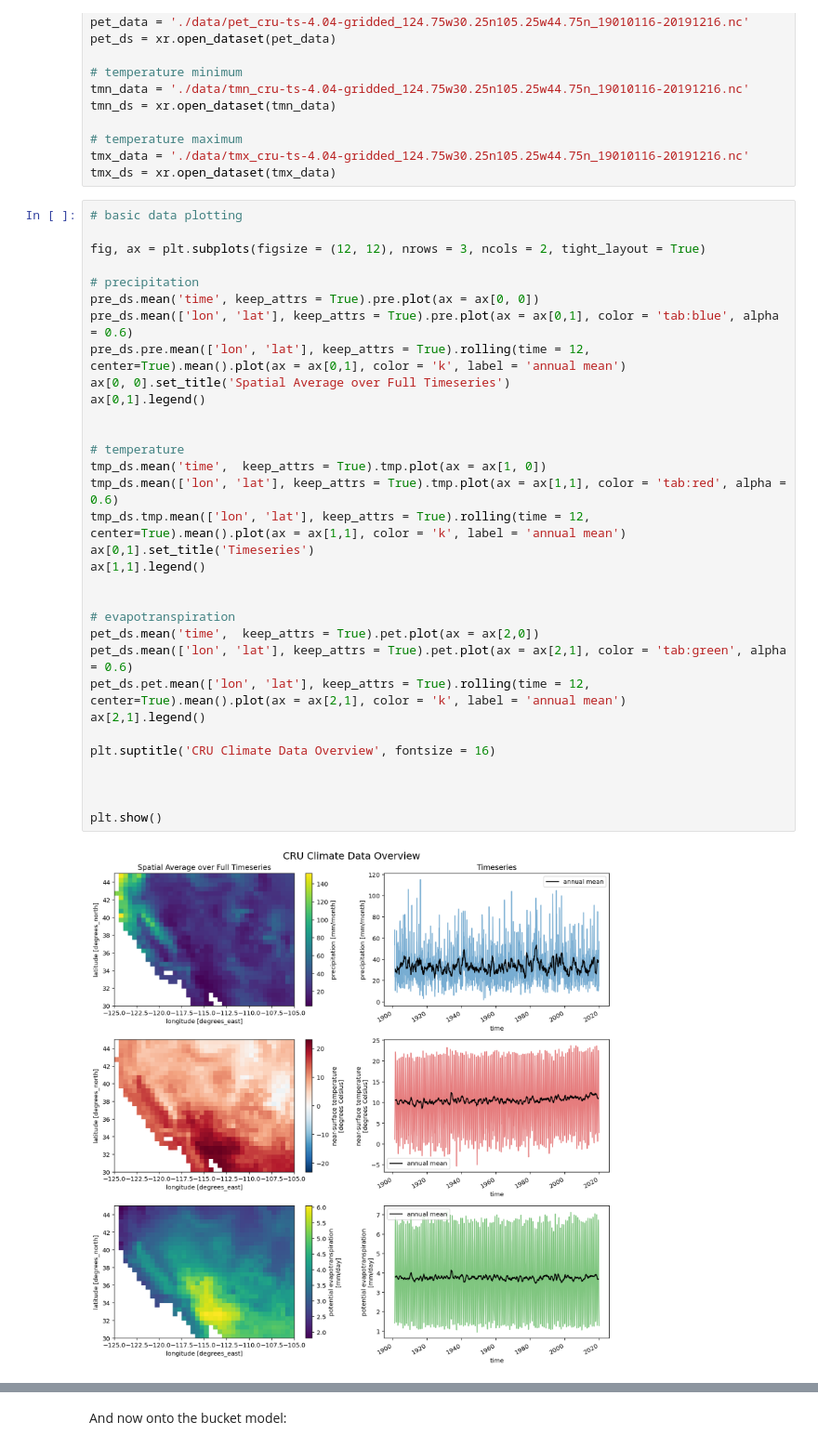
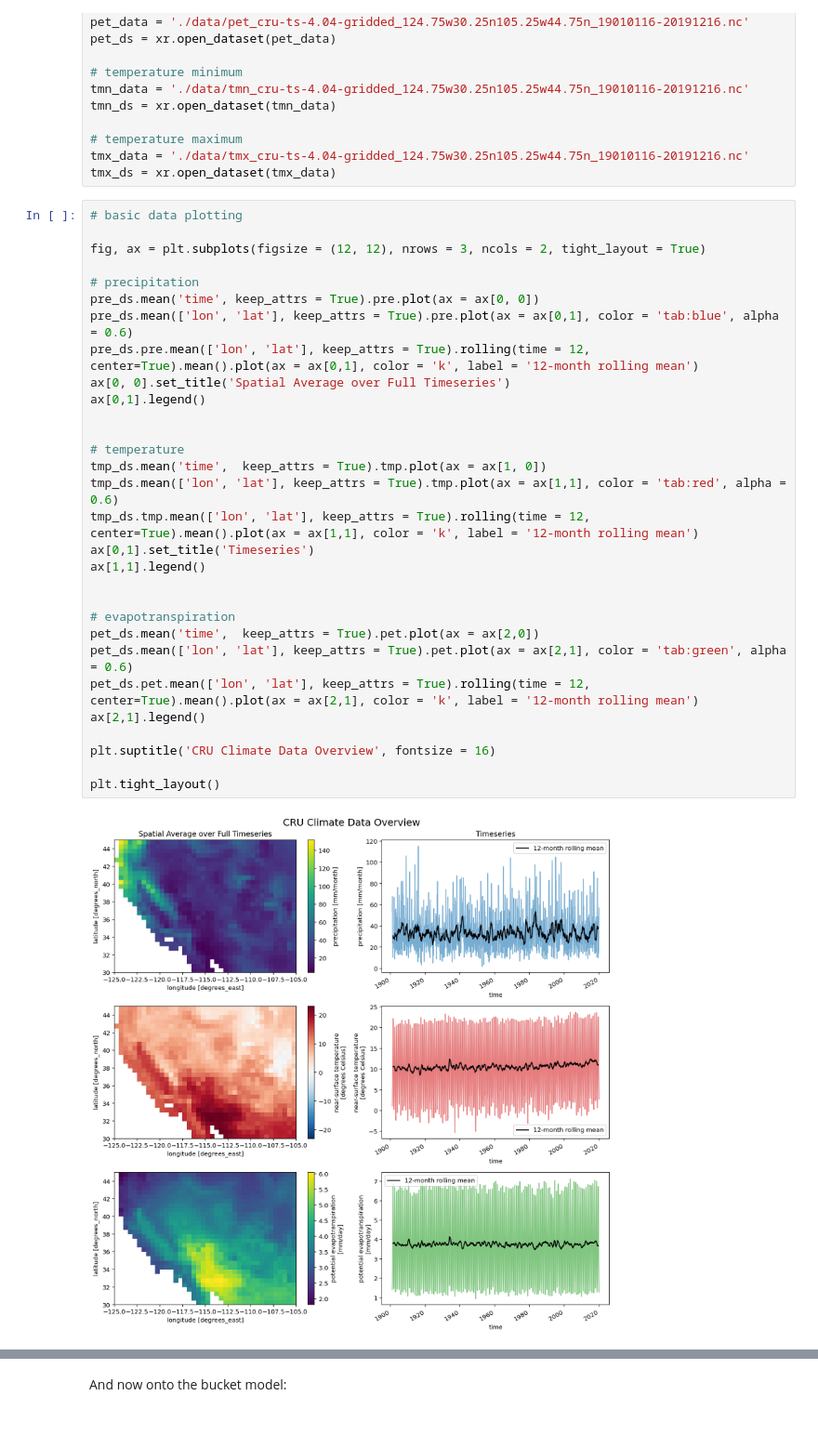
Before and after one commit to zentouro/soil-moisture-model, a Jupyter notebook: Final-Project-Working-Code.ipynb, the cells around one changed output, grey strips where cells are left out. Shown at 93% size. Drawn from its saved outputs; the diff is of its cells as text.

```diff
--- a/Final-Project-Working-Code.ipynb
+++ b/Final-Project-Working-Code.ipynb
@@ -145,34 +145,32 @@ tmx_ds = xr.open_dataset(tmx_data)
 # %%
 # basic data plotting
 
 fig, ax = plt.subplots(figsize = (12, 12), nrows = 3, ncols = 2, tight_layout = True)
 
 # precipitation
 pre_ds.mean('time', keep_attrs = True).pre.plot(ax = ax[0, 0])
 pre_ds.mean(['lon', 'lat'], keep_attrs = True).pre.plot(ax = ax[0,1], color = 'tab:blue', alpha = 0.6)
-pre_ds.pre.mean(['lon', 'lat'], keep_attrs = True).rolling(time = 12, center=True).mean().plot(ax = ax[0,1], color = 'k', label = 'annual mean')
+pre_ds.pre.mean(['lon', 'lat'], keep_attrs = True).rolling(time = 12, center=True).mean().plot(ax = ax[0,1], color = 'k', label = '12-month rolling mean')
 ax[0, 0].set_title('Spatial Average over Full Timeseries')
 ax[0,1].legend()
 
 
 # temperature
 tmp_ds.mean('time',  keep_attrs = True).tmp.plot(ax = ax[1, 0])
 tmp_ds.mean(['lon', 'lat'], keep_attrs = True).tmp.plot(ax = ax[1,1], color = 'tab:red', alpha = 0.6)
-tmp_ds.tmp.mean(['lon', 'lat'], keep_attrs = True).rolling(time = 12, center=True).mean().plot(ax = ax[1,1], color = 'k', label = 'annual mean')
+tmp_ds.tmp.mean(['lon', 'lat'], keep_attrs = True).rolling(time = 12, center=True).mean().plot(ax = ax[1,1], color = 'k', label = '12-month rolling mean')
 ax[0,1].set_title('Timeseries')
 ax[1,1].legend()
 
 
 # evapotranspiration
 pet_ds.mean('time',  keep_attrs = True).pet.plot(ax = ax[2,0])
 pet_ds.mean(['lon', 'lat'], keep_attrs = True).pet.plot(ax = ax[2,1], color = 'tab:green', alpha = 0.6)
-pet_ds.pet.mean(['lon', 'lat'], keep_attrs = True).rolling(time = 12, center=True).mean().plot(ax = ax[2,1], color = 'k', label = 'annual mean')
+pet_ds.pet.mean(['lon', 'lat'], keep_attrs = True).rolling(time = 12, center=True).mean().plot(ax = ax[2,1], color = 'k', label = '12-month rolling mean')
 ax[2,1].legend()
 
 plt.suptitle('CRU Climate Data Overview', fontsize = 16)
 
-
-
-plt.show()
+plt.tight_layout()
 # %% [output]
-[figure, old version]
+[figure, new version]
```
Also changed, not shown: parts of 17 cells of this notebook.
